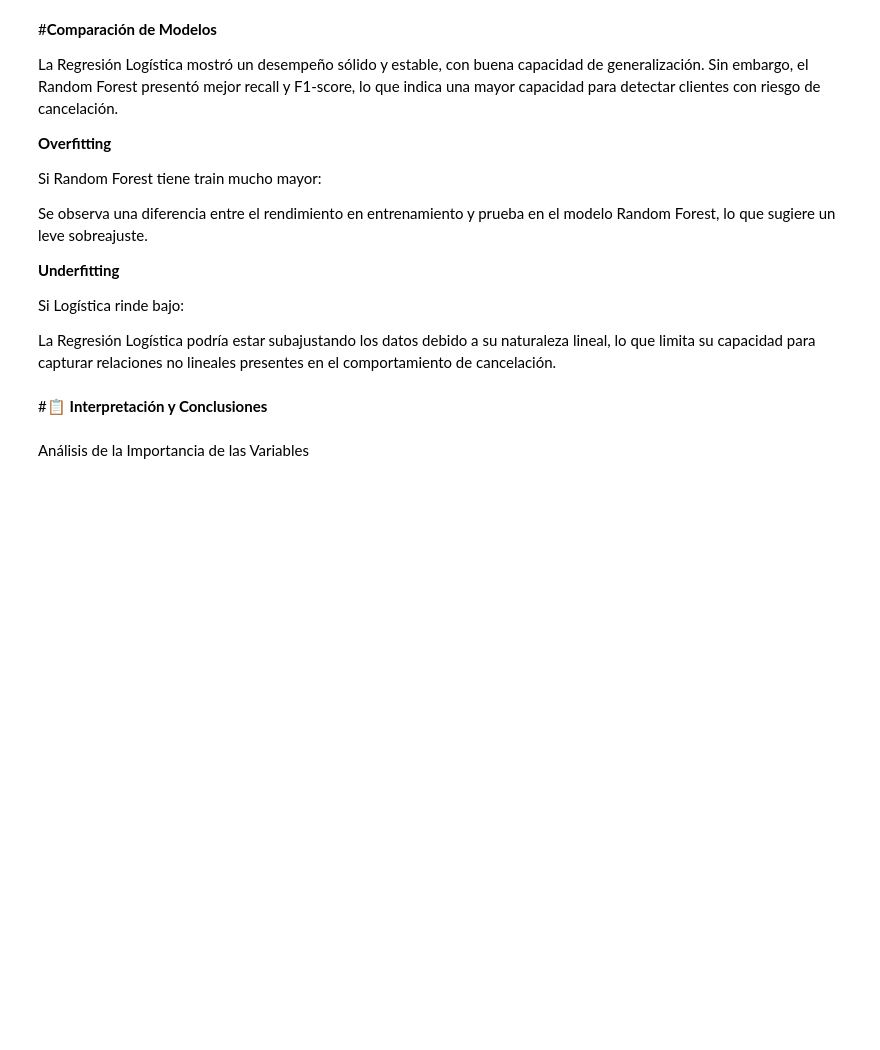
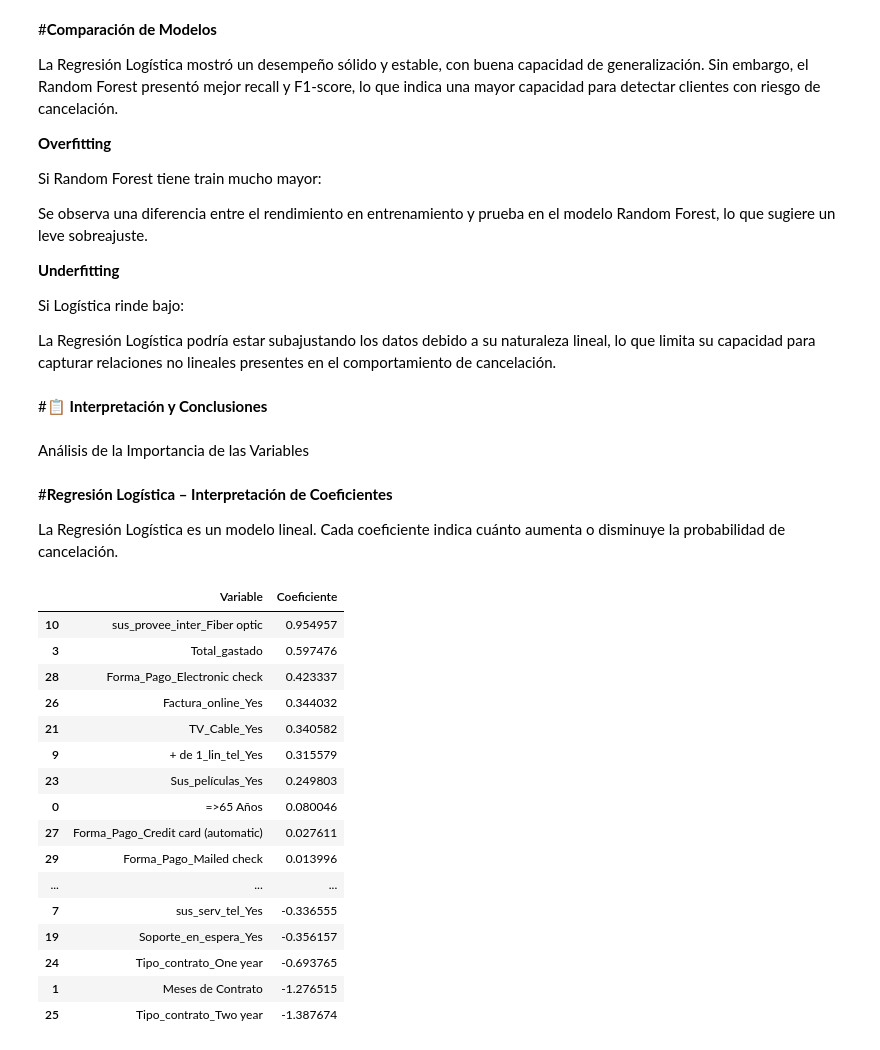
Before and after one commit to Charlymanuk/TELECOM-DESAFIO-PARTE-2, a Jupyter notebook: DESAFIO_TELECOM_2.ipynb, the cells around one changed output. Drawn from its saved outputs; the diff is of its cells as text; code cells hidden in the pictures; blank space fills up the shorter version.

```diff
--- a/DESAFIO_TELECOM_2.ipynb
+++ b/DESAFIO_TELECOM_2.ipynb
@@ -502,3 +502,37 @@ La Regresión Logística podría estar subajustando los datos debido a su natura
 #📋 **Interpretación y Conclusiones**
 # %% [markdown]
 Análisis de la Importancia de las Variables
+# %% [markdown]
+#**Regresión Logística – Interpretación de Coeficientes**
+
+La Regresión Logística es un modelo lineal.
+Cada coeficiente indica cuánto aumenta o disminuye la probabilidad de cancelación.
+# %%
+import pandas as pd
+
+coeficientes = modelo_log.coef_[0]
+
+importancia_log = pd.DataFrame({
+    'Variable': X_train.columns,
+    'Coeficiente': coeficientes
+}).sort_values(by='Coeficiente', ascending=False)
+
+importancia_log
+# %% [output]
+|  | Variable | Coeficiente |
+| 10 | sus_provee_inter_Fiber optic | 0.954957 |
+| 3 | Total_gastado | 0.597476 |
+| 28 | Forma_Pago_Electronic check | 0.423337 |
+| 26 | Factura_online_Yes | 0.344032 |
+| 21 | TV_Cable_Yes | 0.340582 |
+| 9 | + de 1_lin_tel_Yes | 0.315579 |
+| 23 | Sus_películas_Yes | 0.249803 |
+| 0 | =>65 Años | 0.080046 |
+| 27 | Forma_Pago_Credit card (automatic) | 0.027611 |
+| 29 | Forma_Pago_Mailed check | 0.013996 |
+| ... | ... | ... |
+| 7 | sus_serv_tel_Yes | -0.336555 |
+| 19 | Soporte_en_espera_Yes | -0.356157 |
+| 24 | Tipo_contrato_One year | -0.693765 |
+| 1 | Meses de Contrato | -1.276515 |
+| 25 | Tipo_contrato_Two year | -1.387674 |
```
Also changed, not shown: parts of 32 cells of this notebook.
